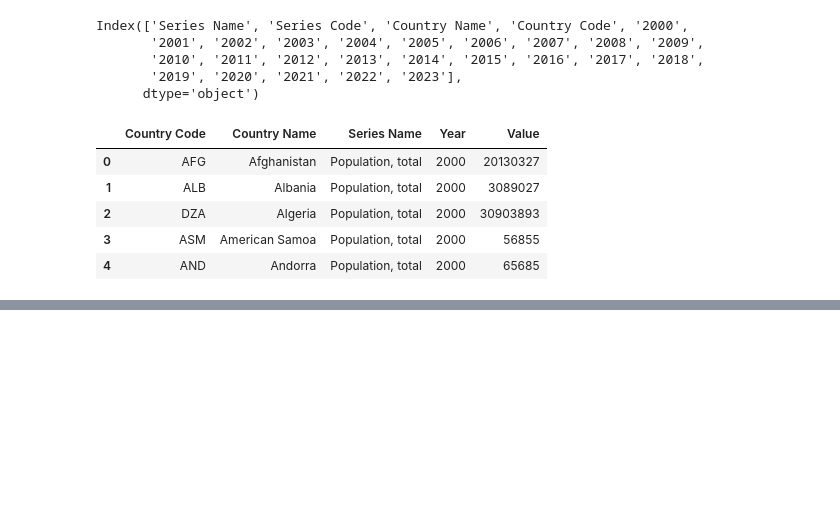
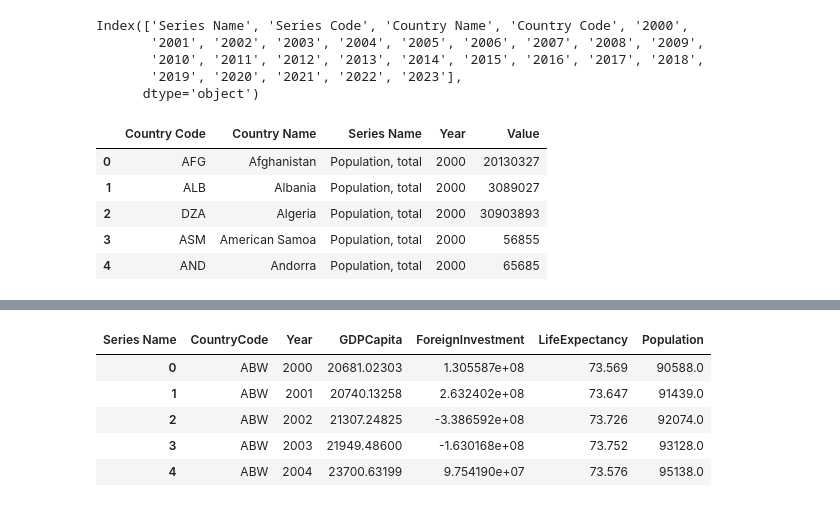
Before and after one commit to haylee360/eds213-section, a Jupyter notebook: data-clean.ipynb, the cells around one changed output, grey strips where cells are left out. Cells and saved outputs as stored; diff of their text form; code cells hidden in the pictures; blank space fills up the shorter version.

```diff
--- a/data-clean.ipynb
+++ b/data-clean.ipynb
@@ -153,0 +187,19 @@ gdp_clean.head()
+# %%
+gdp_small = gdp_clean[['Country Code', 'Year', 'GDP per capita (current US$)', 'Foreign direct investment, net (BoP, current US$)', 'Life expectancy at birth, total (years)', 'Population, total']]
+
+gdp_small = gdp_small.rename(columns={
+    'Country Code': 'CountryCode',
+    'GDP per capita (current US$)': 'GDPCapita',
+    'Foreign direct investment, net (BoP, current US$)': 'ForeignInvestment',
+    'Life expectancy at birth, total (years)': 'LifeExpectancy',
+    'Population, total': 'Population'
+})
+
+gdp_small.head()
+# %% [output]
+| Series Name | CountryCode | Year | GDPCapita | ForeignInvestment | LifeExpectancy | Population |
+| 0 | ABW | 2000 | 20681.02303 | 1.305587e+08 | 73.569 | 90588.0 |
+| 1 | ABW | 2001 | 20740.13258 | 2.632402e+08 | 73.647 | 91439.0 |
+| 2 | ABW | 2002 | 21307.24825 | -3.386592e+08 | 73.726 | 92074.0 |
+| 3 | ABW | 2003 | 21949.48600 | -1.630168e+08 | 73.752 | 93128.0 |
+| 4 | ABW | 2004 | 23700.63199 | 9.754190e+07 | 73.576 | 95138.0 |
```
Also changed, not shown: parts of 11 cells of this notebook, 1 other file.
